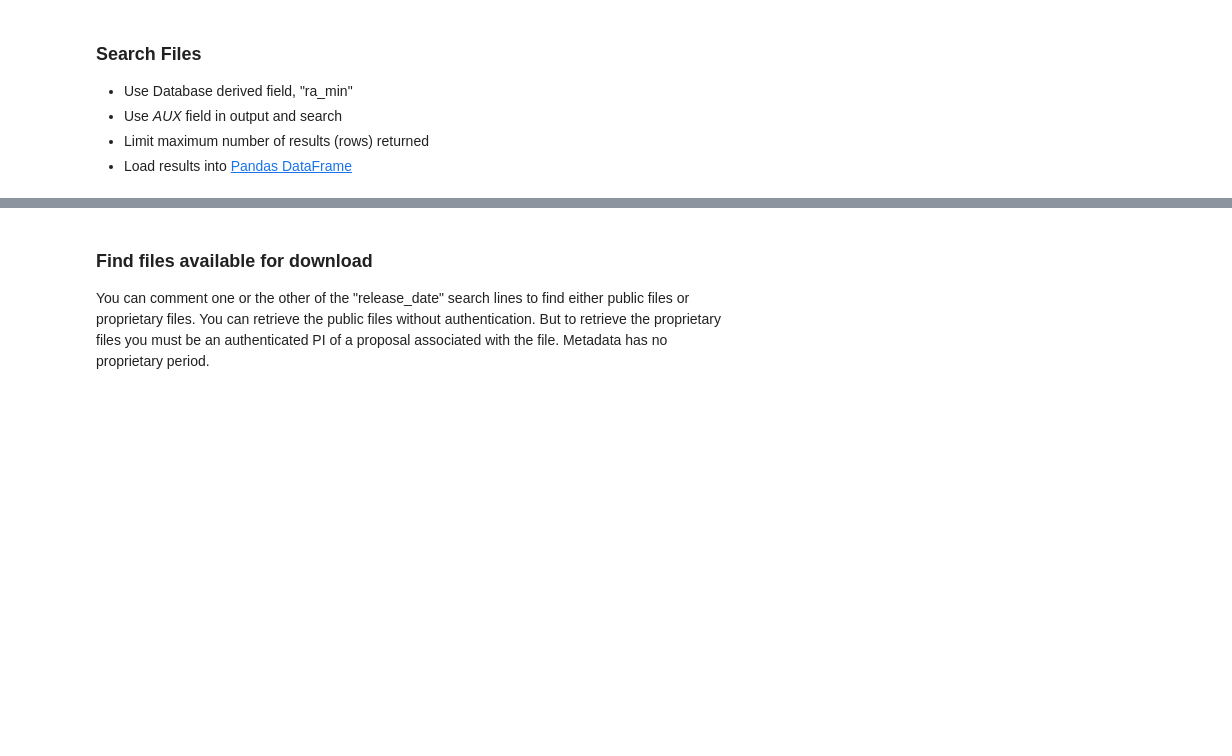
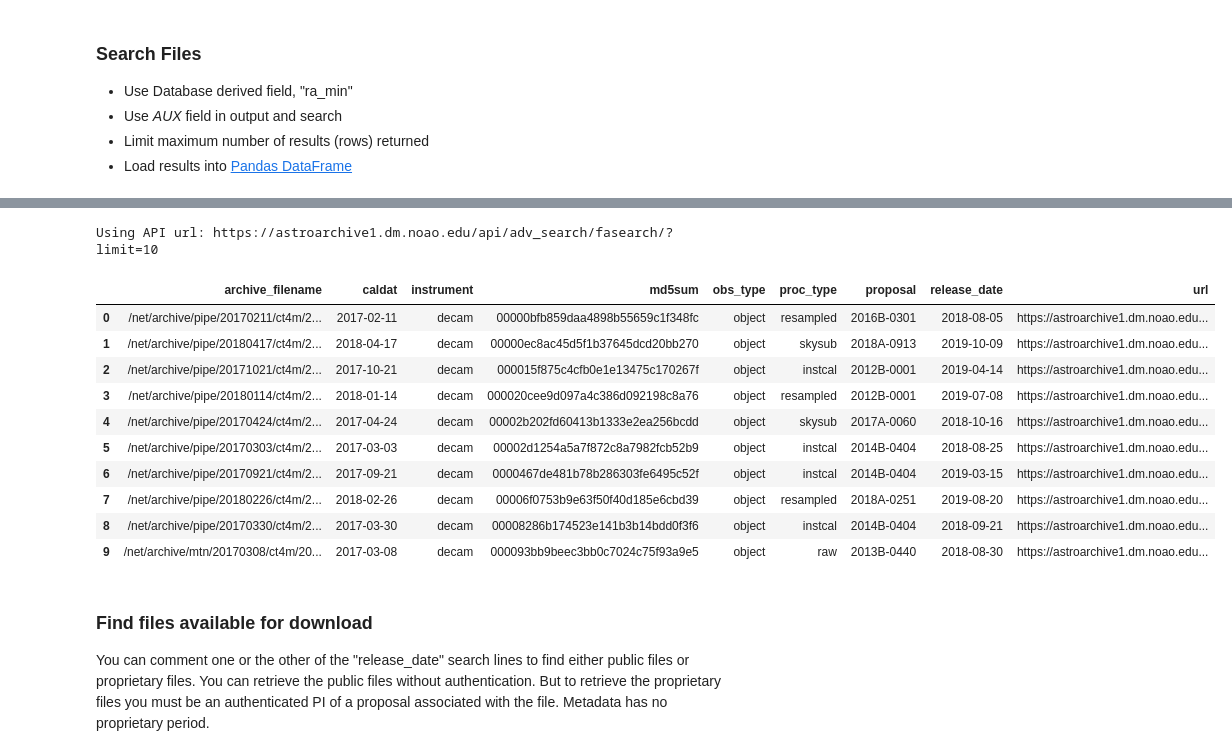
Before and after one commit to NOAO/nat-nb, a Jupyter notebook: advanced-search.ipynb, the cells around one changed output, grey strips where cells are left out. Saved outputs shown, nothing was run; the diff lists cells and outputs as text; code cells hidden in the pictures; blank space fills up the shorter version.

```diff
--- a/advanced-search.ipynb
+++ b/advanced-search.ipynb
@@ -221,3 +221,36 @@ Using API url: https://marsnat2.pat.dm.noao.edu/api/adv_search/fasearch/?limit=1
+# %%
+jj = {
+    "outfields" : [
+        "md5sum",
+        "archive_filename",
+        "instrument",
+        "proc_type",
+        "obs_type",
+        "release_date",
+        "proposal",
+        "caldat",
+    ],
+    "search" : [
+        ["instrument", "decam"],
+        ["caldat", "2017-02-11", "2018-04-17"],  # limit to date range
+    ]
+}
+apiurl = f'{adsurl}/fasearch/?limit=10'
+print(f'Using API url: {apiurl}')
+pd.read_json(json.dumps(requests.post(apiurl,json=jj).json()))
+# %% [output]
+Using API url: https://astroarchive1.dm.noao.edu/api/adv_search/fasearch/?limit=10
+|  | archive_filename | caldat | instrument | md5sum | obs_type | proc_type | proposal | release_date | url |
+| 0 | /net/archive/pipe/20170211/ct4m/2... | 2017-02-11 | decam | 00000bfb859daa4898b55659c1f348fc | object | resampled | 2016B-0301 | 2018-08-05 | https://astroarchive1.dm.noao.edu... |
+| 1 | /net/archive/pipe/20180417/ct4m/2... | 2018-04-17 | decam | 00000ec8ac45d5f1b37645dcd20bb270 | object | skysub | 2018A-0913 | 2019-10-09 | https://astroarchive1.dm.noao.edu... |
+| 2 | /net/archive/pipe/20171021/ct4m/2... | 2017-10-21 | decam | 000015f875c4cfb0e1e13475c170267f | object | instcal | 2012B-0001 | 2019-04-14 | https://astroarchive1.dm.noao.edu... |
+| 3 | /net/archive/pipe/20180114/ct4m/2... | 2018-01-14 | decam | 000020cee9d097a4c386d092198c8a76 | object | resampled | 2012B-0001 | 2019-07-08 | https://astroarchive1.dm.noao.edu... |
+| 4 | /net/archive/pipe/20170424/ct4m/2... | 2017-04-24 | decam | 00002b202fd60413b1333e2ea256bcdd | object | skysub | 2017A-0060 | 2018-10-16 | https://astroarchive1.dm.noao.edu... |
+| 5 | /net/archive/pipe/20170303/ct4m/2... | 2017-03-03 | decam | 00002d1254a5a7f872c8a7982fcb52b9 | object | instcal | 2014B-0404 | 2018-08-25 | https://astroarchive1.dm.noao.edu... |
+| 6 | /net/archive/pipe/20170921/ct4m/2... | 2017-09-21 | decam | 0000467de481b78b286303fe6495c52f | object | instcal | 2014B-0404 | 2019-03-15 | https://astroarchive1.dm.noao.edu... |
+| 7 | /net/archive/pipe/20180226/ct4m/2... | 2018-02-26 | decam | 00006f0753b9e63f50f40d185e6cbd39 | object | resampled | 2018A-0251 | 2019-08-20 | https://astroarchive1.dm.noao.edu... |
+| 8 | /net/archive/pipe/20170330/ct4m/2... | 2017-03-30 | decam | 00008286b174523e141b3b14bdd0f3f6 | object | instcal | 2014B-0404 | 2018-09-21 | https://astroarchive1.dm.noao.edu... |
+| 9 | /net/archive/mtn/20170308/ct4m/20... | 2017-03-08 | decam | 000093bb9beec3bb0c7024c75f93a9e5 | object | raw | 2013B-0440 | 2018-08-30 | https://astroarchive1.dm.noao.edu... |
 # %% [markdown]
 ### Find files available for download
 You can comment one or the other of the "release_date" search lines to find either public files or proprietary files.
```
Also changed, not shown: parts of 12 cells of this notebook, 5 other files.
